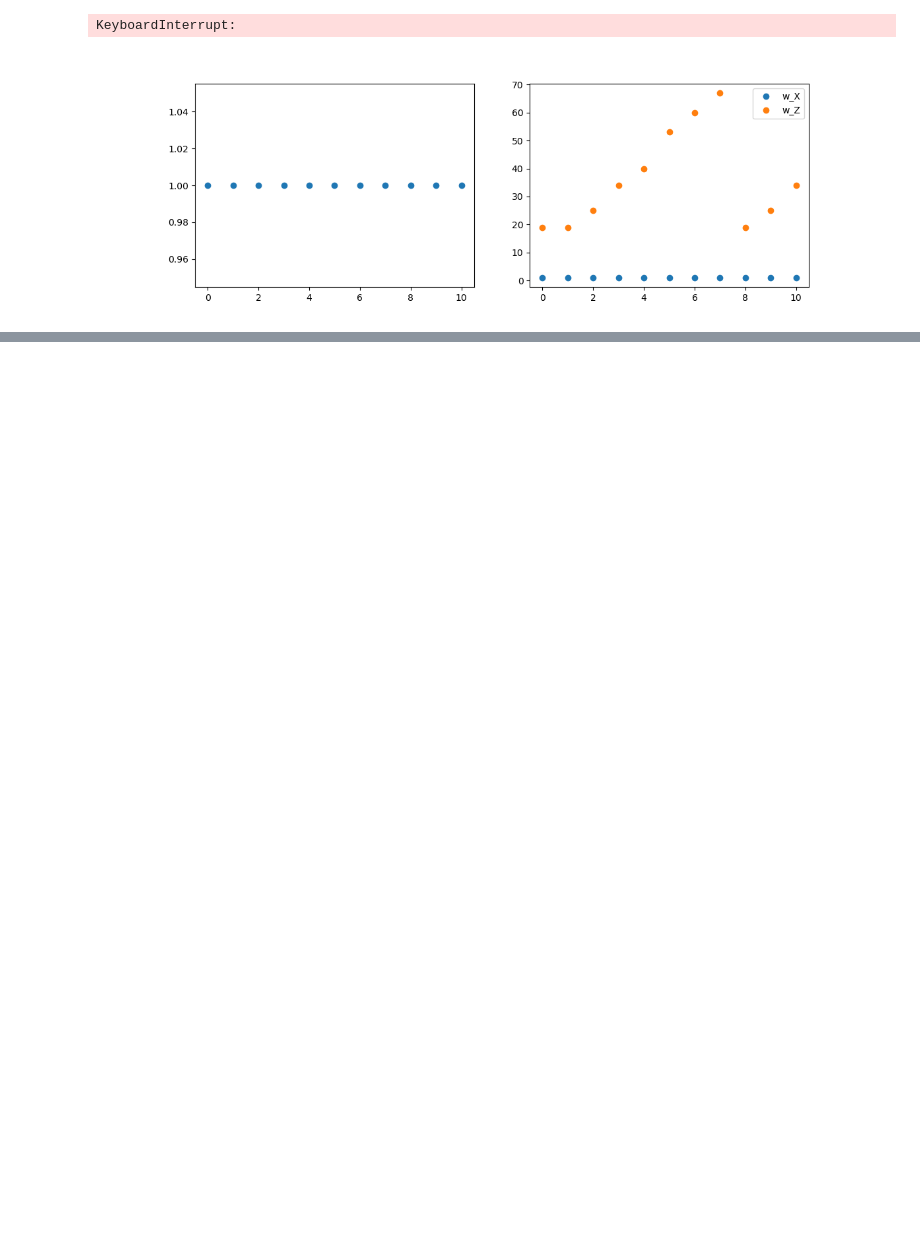
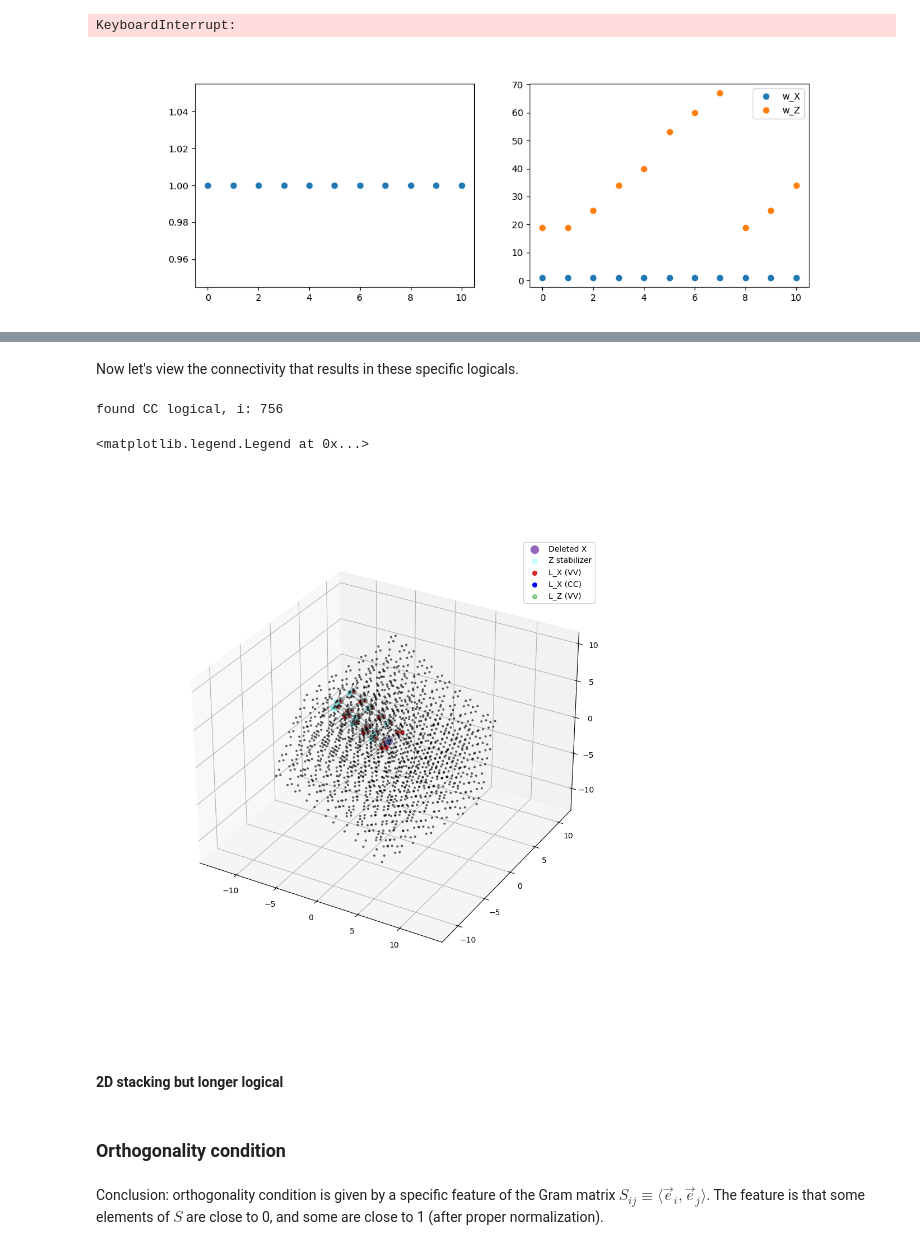
Before and after one commit to Rosetta-Tan/aperiodic-codes, a Jupyter notebook: scripts/visualize_commutation_3d.ipynb, the cells around one changed output, grey strips where cells are left out. Cells and saved outputs as stored; diff of their text form; code cells hidden in the pictures; blank space fills up the shorter version.

```diff
--- a/scripts/visualize_commutation_3d.ipynb
+++ b/scripts/visualize_commutation_3d.ipynb
@@ -288,0 +307,74 @@ plt.show()
+# %% [markdown]
+Now let's view the connectivity that results in these specific logicals.
+# %%
+del_hx = new_hx.copy()
+del_hx[closest_ind] = 0
+fig = plt.figure(figsize=(10,10))
+ax = fig.add_subplot(111, projection='3d')
+# for i in range(del_hx.shape[0]):
+#     for j in range(del_hx.shape[1]//2):
+#         if (lx[0,j] or lx[0,j+lx.shape[1]//2]):
+#             if (del_hx[i,j] != 0 or del_hx[i, j+del_hx.shape[1]//2] != 0):
+#             # ax.plot([proj_pts[i,0],proj_pts[j,0]],[proj_pts[i,1],proj_pts[j,1]],zs=[proj_pts[i,2],proj_pts[j,2]],color='gray',lw=1,alpha=0.5)
+#             ax.quiver(proj_pts[i,0],proj_pts[i,1],proj_pts[i,2],proj_pts[j,0]-proj_pts[i,0],proj_pts[j,1]-proj_pts[i,1],proj_pts[j,2]-proj_pts[i,2],color='gray',lw=1,alpha=0.5)
+
+ax.scatter([proj_pts[closest_ind, 0]], [proj_pts[closest_ind, 1]], [proj_pts[closest_ind, 2]], color='C4', s=100, label='Deleted X')
+z_stab_legend_set = False
+x_vv_legend_set = False
+x_cc_legend_set = False
+z_vv_legend_set = False
+z_cc_legend_set = False
+for i in range(lx.shape[1]//2):
+    if lx[0,i] or lx[0,i+lx.shape[1]//2]:
+        # find all the points that are connected to i
+        connected_stab_inds = np.where(new_hz[:, i] != 0)[0]
+        for i_stab in connected_stab_inds:
+            if not z_stab_legend_set:
+                ax.scatter([proj_pts[i_stab, 0]], [proj_pts[i_stab, 1]], [proj_pts[i_stab, 2]], marker='s', color='cyan',s=30, alpha=0.2, label='Z stabilizer')
+                z_stab_legend_set = True
+            else:
+                ax.scatter([proj_pts[i_stab, 0]], [proj_pts[i_stab, 1]], [proj_pts[i_stab, 2]], marker='s', color='cyan',s=30, alpha=0.2)
+            for j in np.where(new_hz[i_stab, :] != 0)[0]:
+                if j < lx.shape[1]//2:
+                    ax.quiver(proj_pts[i_stab, 0], proj_pts[i_stab, 1], proj_pts[i_stab, 2], proj_pts[j, 0]-proj_pts[i_stab, 0], proj_pts[j, 1]-proj_pts[i_stab, 1], proj_pts[j, 2]-proj_pts[i_stab, 2], color='gray', lw=1, alpha=0.5)
+                else:
+                    j_shift = j - lx.shape[1]//2
+                    ax.quiver(proj_pts[i_stab, 0], proj_pts[i_stab, 1], proj_pts[i_stab, 2], proj_pts[j_shift, 0]-proj_pts[i_stab, 0], proj_pts[j_shift, 1]-proj_pts[i_stab, 1], proj_pts[j_shift, 2]-proj_pts[i_stab, 2], color='gray', lw=1, alpha=0.5)
+        if lx[0,i]:
+            if not x_vv_legend_set:
+                ax.scatter([proj_pts[i, 0]], [proj_pts[i, 1]], [proj_pts[i, 2]], color='C3', s=30, alpha=1, label='L_X (VV)')
+                x_vv_legend_set = True
+            else:
+                ax.scatter([proj_pts[i, 0]], [proj_pts[i, 1]], [proj_pts[i, 2]], color='C3', alpha=1, s=30)
+        if lx[0,i+lx.shape[1]//2]:
+            print('found CC logical, i:', i)
+            if not x_cc_legend_set:
+                ax.scatter([proj_pts[i, 0]], [proj_pts[i, 1]], [proj_pts[i, 2]], color='blue', s=30, alpha=1, label='L_X (CC)')
+                x_cc_legend_set = True
+            else:
+                ax.scatter([proj_pts[i, 0]], [proj_pts[i, 1]], [proj_pts[i, 2]], color='blue', s=30, alpha=1)
+for i in range(lz.shape[1]//2):
+    if lz[0,i]:
+        if not z_vv_legend_set:
+            ax.scatter([proj_pts[i, 0]], [proj_pts[i, 1]], [proj_pts[i, 2]], color='C2', s=30, alpha=0.5, label='L_Z (VV)')
+            z_vv_legend_set = True
+        else:
+            ax.scatter([proj_pts[i, 0]], [proj_pts[i, 1]], [proj_pts[i, 2]], color='C2', s=30, alpha=0.5)
+    if lz[0,i+lz.shape[1]//2]:
+        if not z_cc_legend_set:
+            ax.scatter([proj_pts[i, 0]], [proj_pts[i, 1]], [proj_pts[i, 2]], color='cyan', s=30, alpha=0.5, label='L_Z (CC)')
+            z_cc_legend_set = True
+        else:
+            ax.scatter([proj_pts[i, 0]], [proj_pts[i, 1]], [proj_pts[i, 2]], color='cyan', s=30, alpha=0.5)
+ax.scatter(proj_pts[:,0], proj_pts[:,1],proj_pts[:,2],color='k', s=4, alpha=0.5)
+ax.legend()
+# %% [output]
+found CC logical, i: 756
+<matplotlib.legend.Legend at 0x...>
+[figure, added]
+# %% [markdown]
+#### 2D stacking but longer logical
+# %% [markdown]
+### Orthogonality condition
+# %% [markdown]
+Conclusion: orthogonality condition is given by a specific feature of the Gram matrix $S_{ij}\equiv \langle \vec{e}_i, \vec{e}_j \rangle$. The feature is that some elements of $S$ are close to 0, and some are close to 1 (after proper normalization).
```
Also changed, not shown: parts of 36 cells of this notebook, 4 other files.
